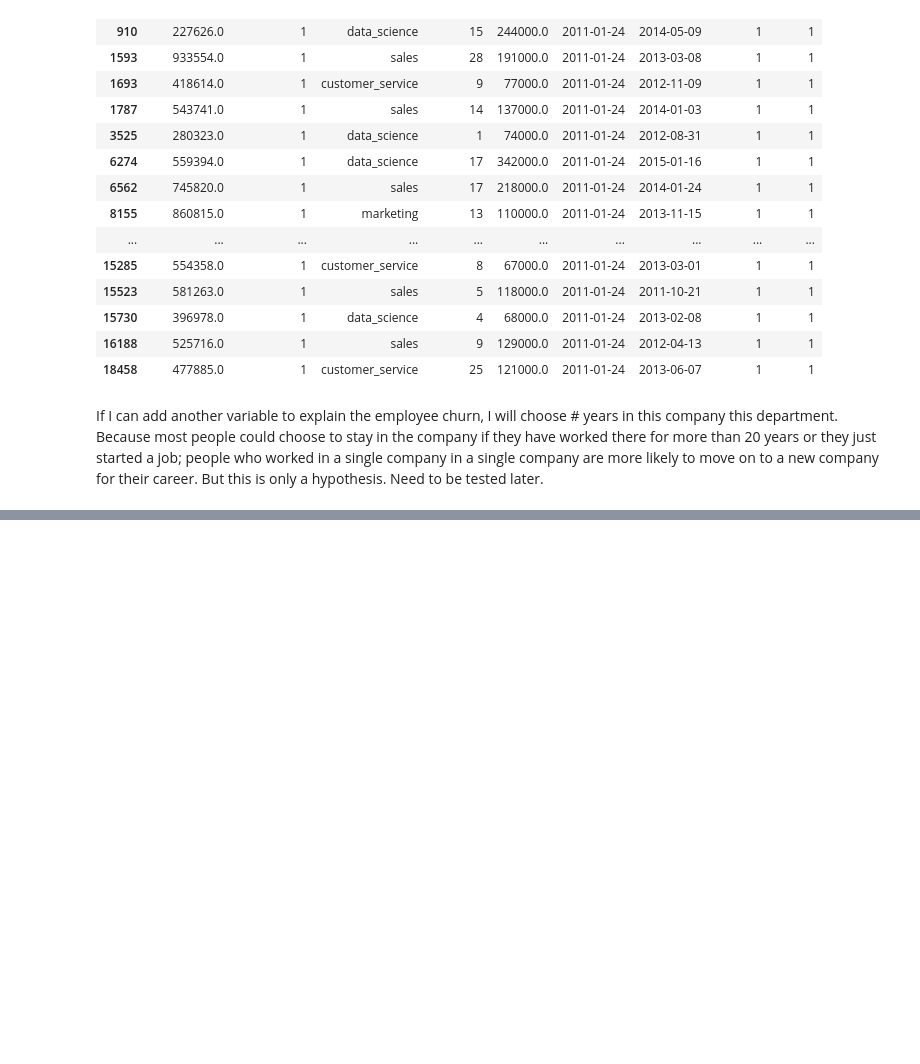
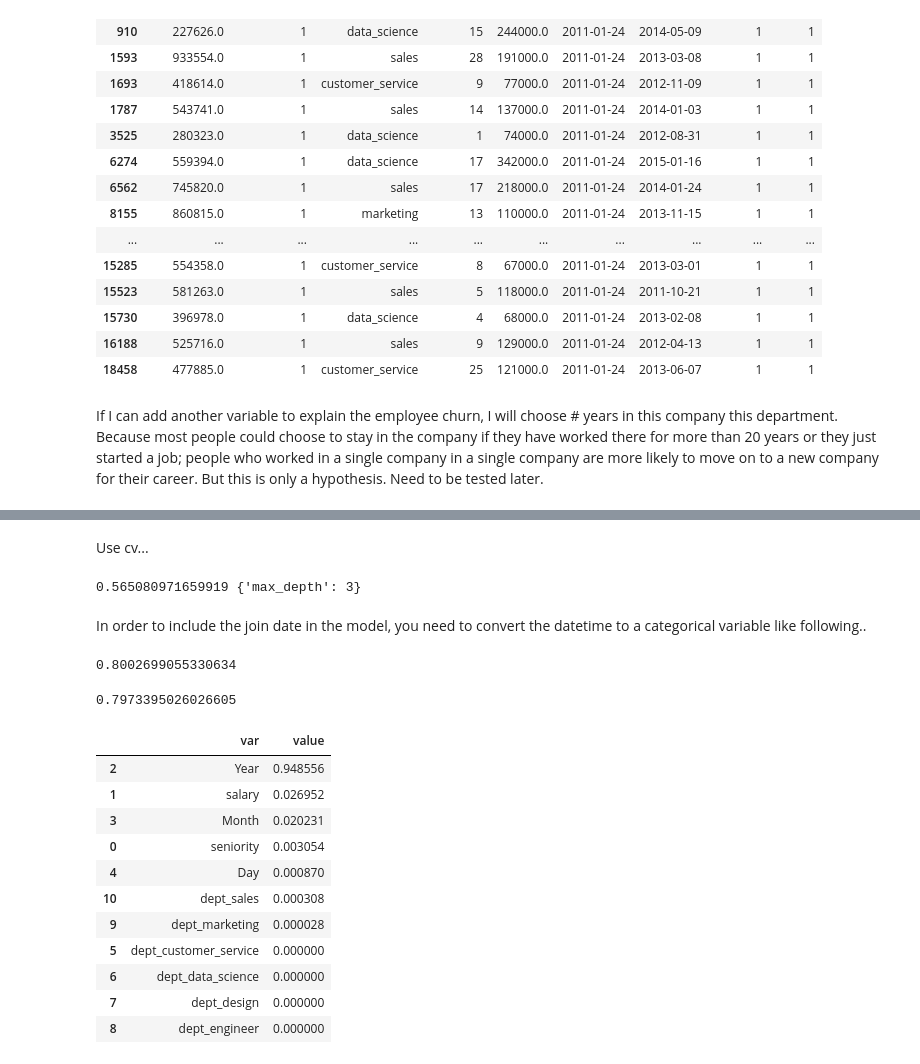
Before and after one commit to cali-li/take-home-challenges, a Jupyter notebook: 03Employee Retention.ipynb, the cells around one changed output, grey strips where cells are left out. Cells and saved outputs as stored; diff of their text form; code cells hidden in the pictures; blank space fills up the shorter version.

```diff
--- a/03Employee Retention.ipynb
+++ b/03Employee Retention.ipynb
@@ -311,0 +393,7 @@ If I can add another variable to explain the employee churn, I will choose # yea
+# %%
+x=data.iloc[:,2:5]
+data['end_dt']=data.quit_date.fillna(pd.to_datetime('2015-12-13'))
+# x['employment_length']=(data.end_dt-data.join_date).dt.days
+x=pd.get_dummies(x)
+y=data.quit_ind.astype(str)
+x_train, x_test,y_train,y_test=train_test_split(x,y,test_size=0.2)
@@ -311,0 +440,51 @@ If I can add another variable to explain the employee churn, I will choose # yea
+# %% [markdown]
+Use cv...
+# %%
+parameters = {'max_depth':range(3,20)}
+clf = GridSearchCV(DecisionTreeClassifier(), parameters, n_jobs=4)
+clf.fit(X=x_train, y=y_train)
+tree_model = clf.best_estimator_
+print (clf.best_score_, clf.best_params_)
+# %% [output]
+0.565080971659919 {'max_depth': 3}
+# %% [markdown]
+In order to include the join date in the model, you need to convert the datetime to a categorical variable like following..
+# %%
+data['Year'] = data['join_date'].apply(lambda time: time.year)
+data['Month'] = data['join_date'].apply(lambda time: time.month)
+data['Day'] = data['join_date'].apply(lambda time: time.day)
+x=data[['dept','seniority','salary','Year','Month','Day']]
+x=pd.get_dummies(x)
+y=data[['quit_ind']].astype(str)
+
+x_train,x_test,y_train,y_test=train_test_split(x,y,test_size=0.3)
+parameters={'max_depth':range(3,20)}
+clf=GridSearchCV(DecisionTreeClassifier(),parameters,n_jobs=4)
+clf.fit(X=x_train,y=y_train)
+tree_model=clf.best_estimator_
+
+y_pred=tree_model.predict(x_test)
+metrics.accuracy_score(y_test,y_pred)
+# %% [output]
+0.8002699055330634
+# %%
+y_pred_train=tree_model.predict(x_train)
+metrics.accuracy_score(y_train,y_pred_train)
+# %% [output]
+0.7973395026026605
+# %%
+var_importance=pd.DataFrame({'var':x.columns.tolist(),'value':tree_model.feature_importances_.tolist()})
+var_importance.sort_values(by=['value'],ascending=False)
+# %% [output]
+|  | var | value |
+| 2 | Year | 0.948556 |
+| 1 | salary | 0.026952 |
+| 3 | Month | 0.020231 |
+| 0 | seniority | 0.003054 |
+| 4 | Day | 0.000870 |
+| 10 | dept_sales | 0.000308 |
+| 9 | dept_marketing | 0.000028 |
+| 5 | dept_customer_service | 0.000000 |
+| 6 | dept_data_science | 0.000000 |
+| 7 | dept_design | 0.000000 |
+| 8 | dept_engineer | 0.000000 |
```
Also changed, not shown: parts of 15 cells of this notebook.
